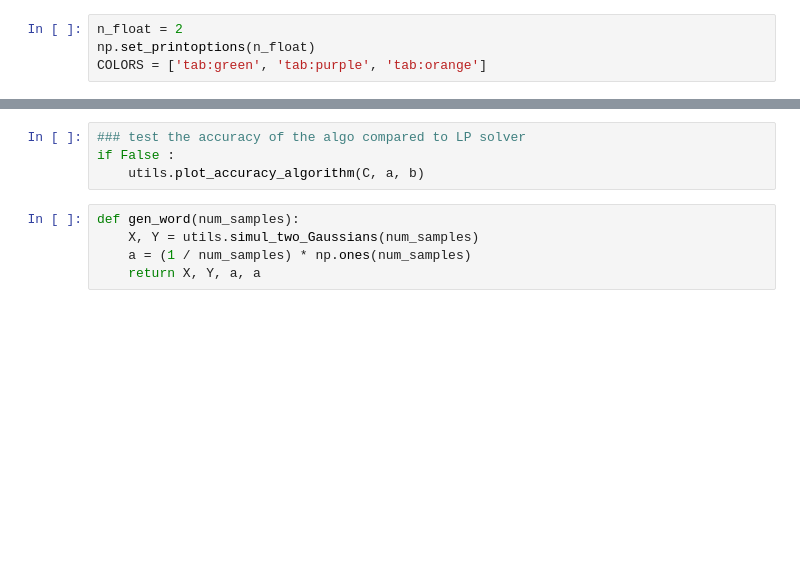
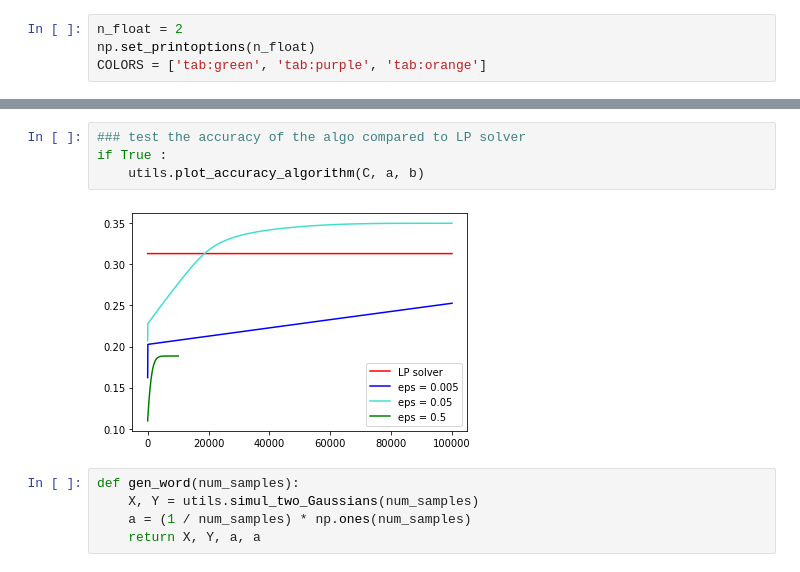
Before and after one commit to g-peltier/OT_DM, a Jupyter notebook: scripts/OT_nina_guillaume.ipynb, the cells around one changed output, grey strips where cells are left out. Saved outputs shown, nothing was run; the diff lists cells and outputs as text; blank space fills up the shorter version.

```diff
--- a/scripts/OT_nina_guillaume.ipynb
+++ b/scripts/OT_nina_guillaume.ipynb
@@ -61,8 +65,10 @@ if True :
  [1. 1. 1. 1. 1. 1.]]
 # %%
 ### test the accuracy of the algo compared to LP solver
-if False :
+if True :
     utils.plot_accuracy_algorithm(C, a, b)
+# %% [output]
+[figure, added]
 # %%
 def gen_word(num_samples):
     X, Y = utils.simul_two_Gaussians(num_samples)
```
Also changed, not shown: parts of 22 cells of this notebook, 7 other files.
